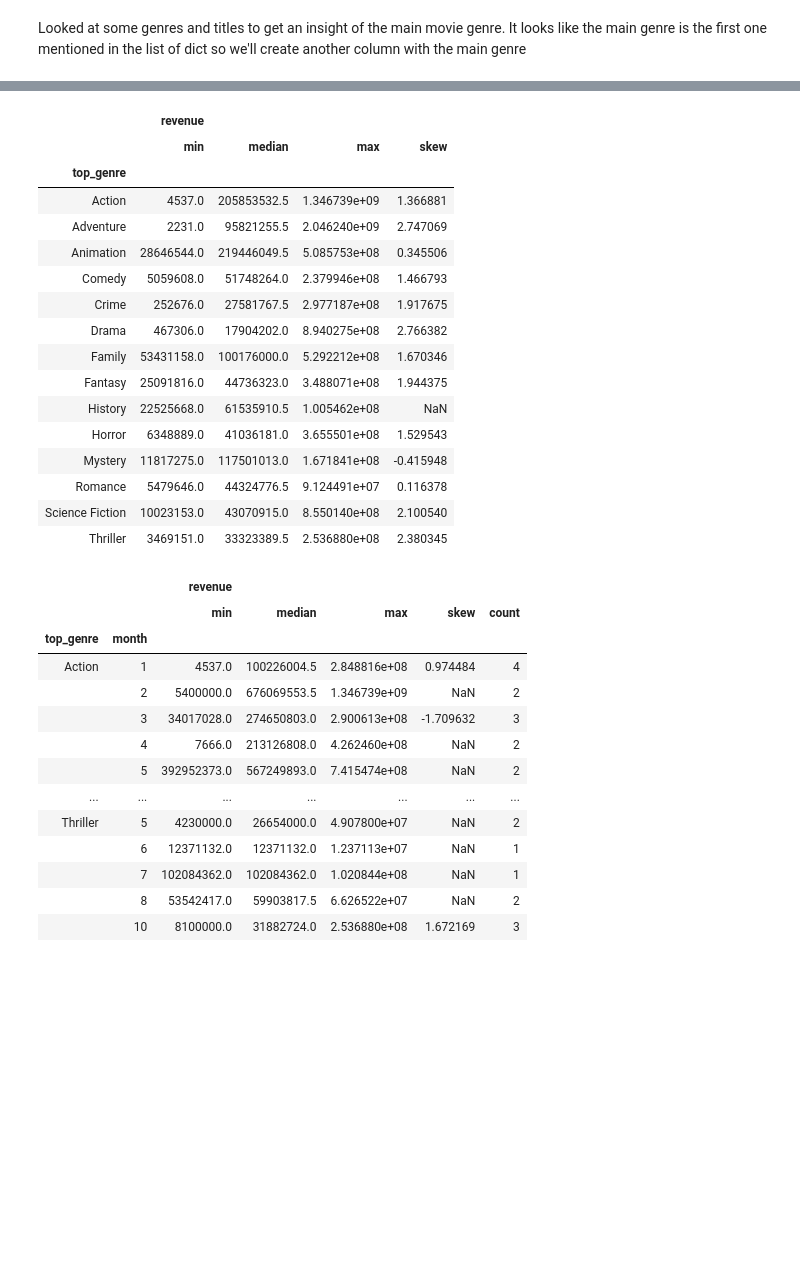
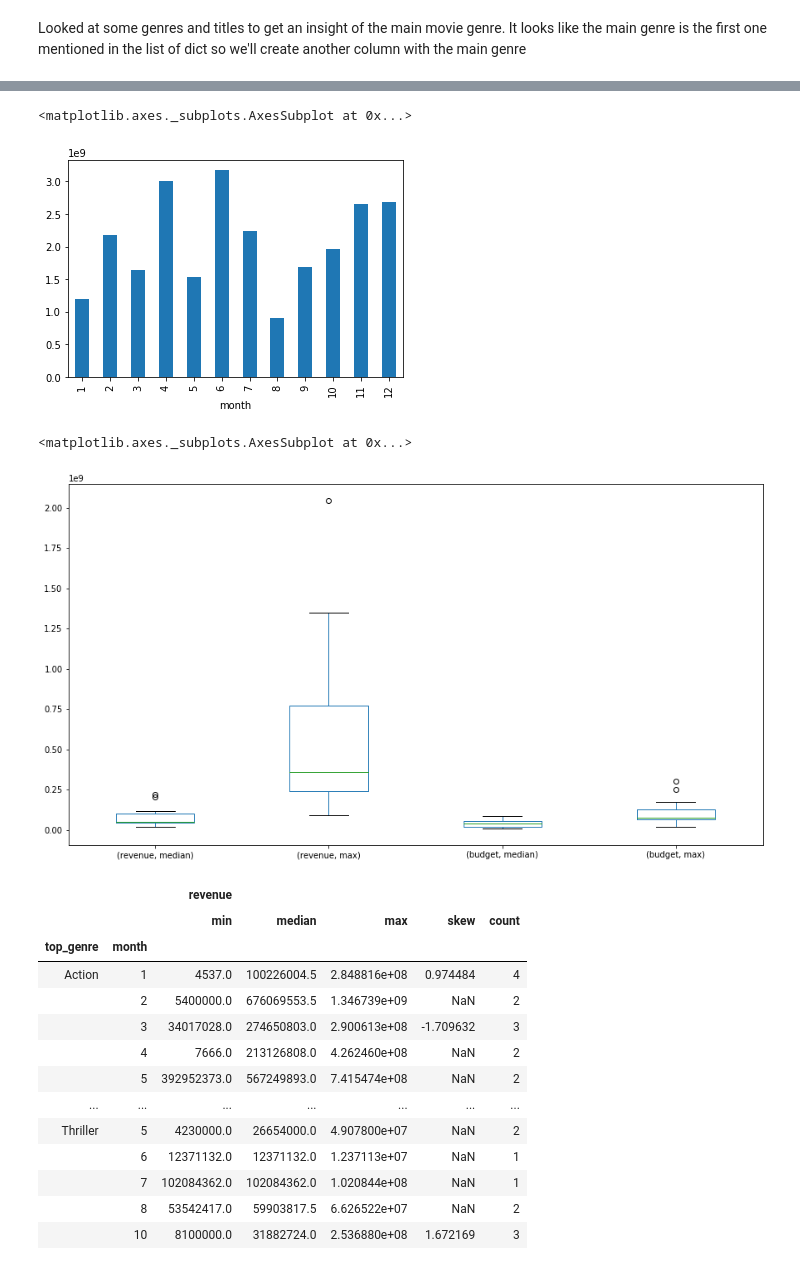
Before and after one commit to Dlisk92/Mod-1-Project_HTX-DS-111819, a Jupyter notebook: MovieAnalysis.ipynb, the cells around one changed output, grey strips where cells are left out. Cells and saved outputs as stored; diff of their text form; code cells hidden in the pictures; blank space fills up the shorter version.

```diff
--- a/MovieAnalysis.ipynb
+++ b/MovieAnalysis.ipynb
@@ -217,26 +217,16 @@ df_index.tail()
 | 144 | 130178.0 | [{'id': 28, 'name': 'Action'}, {'... | Megalodon | 6.942 | [{'id': 1311, 'logo_path': '/ic2b... | [{'iso_3166_1': 'US', 'name': 'Un... | ... |
 | 145 | 13000000.0 | [{'id': 28, 'name': 'Action'}, {'... | Kickboxer: Retaliation | 9.770 | [] | [{'iso_3166_1': 'US', 'name': 'Un... | ... |
 | 146 | 2000000.0 | [{'id': 12, 'name': 'Adventure'},... | American Dresser | 3.398 | [] | [{'iso_3166_1': 'US', 'name': 'Un... | ... |
+# %%
+df_index.groupby('month')['revenue'].sum   ().plot(kind='bar')
+# %% [output]
+<matplotlib.axes._subplots.AxesSubplot at 0x...>
+[figure, added]
 # %%
-df_index.groupby('top_genre')[['revenue']].agg(['min', 'median', 'max', 'skew'])
+df_index.groupby('top_genre')[['revenue', 'budget']].agg(['median', 'max']).plot(kind='box', figsize=(15,8))
 # %% [output]
-|  | revenue |  |  |  |
-|  | min | median | max | skew |
-| top_genre |  |  |  |  |
-| Action | 4537.0 | 205853532.5 | 1.346739e+09 | 1.366881 |
-| Adventure | 2231.0 | 95821255.5 | 2.046240e+09 | 2.747069 |
-| Animation | 28646544.0 | 219446049.5 | 5.085753e+08 | 0.345506 |
-| Comedy | 5059608.0 | 51748264.0 | 2.379946e+08 | 1.466793 |
-| Crime | 252676.0 | 27581767.5 | 2.977187e+08 | 1.917675 |
-| Drama | 467306.0 | 17904202.0 | 8.940275e+08 | 2.766382 |
-| Family | 53431158.0 | 100176000.0 | 5.292212e+08 | 1.670346 |
-| Fantasy | 25091816.0 | 44736323.0 | 3.488071e+08 | 1.944375 |
-| History | 22525668.0 | 61535910.5 | 1.005462e+08 | NaN |
-| Horror | 6348889.0 | 41036181.0 | 3.655501e+08 | 1.529543 |
-| Mystery | 11817275.0 | 117501013.0 | 1.671841e+08 | -0.415948 |
-| Romance | 5479646.0 | 44324776.5 | 9.124491e+07 | 0.116378 |
-| Science Fiction | 10023153.0 | 43070915.0 | 8.550140e+08 | 2.100540 |
-| Thriller | 3469151.0 | 33323389.5 | 2.536880e+08 | 2.380345 |
+<matplotlib.axes._subplots.AxesSubplot at 0x...>
+[figure, added]
 # %%
 df_index.groupby(['top_genre', 'month'])[['revenue']].agg(['min', 'median', 'max', 'skew', 'count'])
 # %% [output]
```
Also changed, not shown: parts of 20 cells of this notebook, 1 other file.
